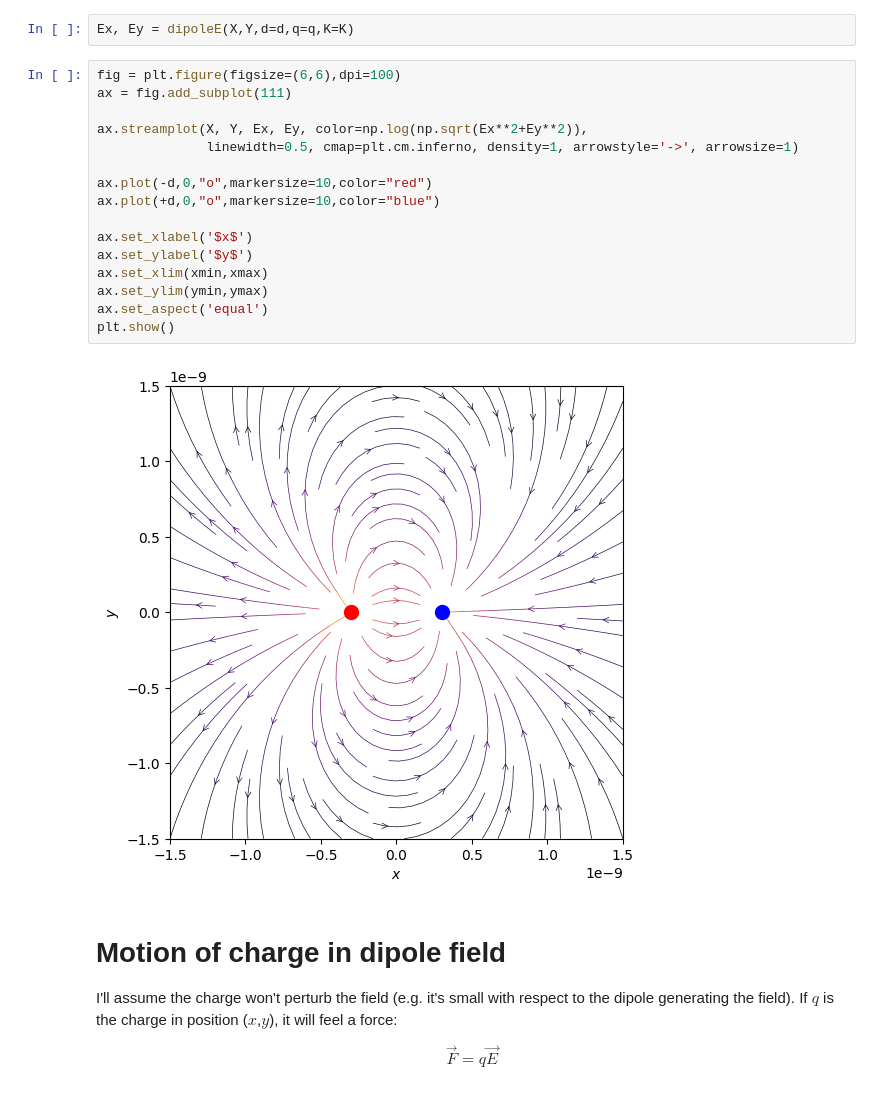
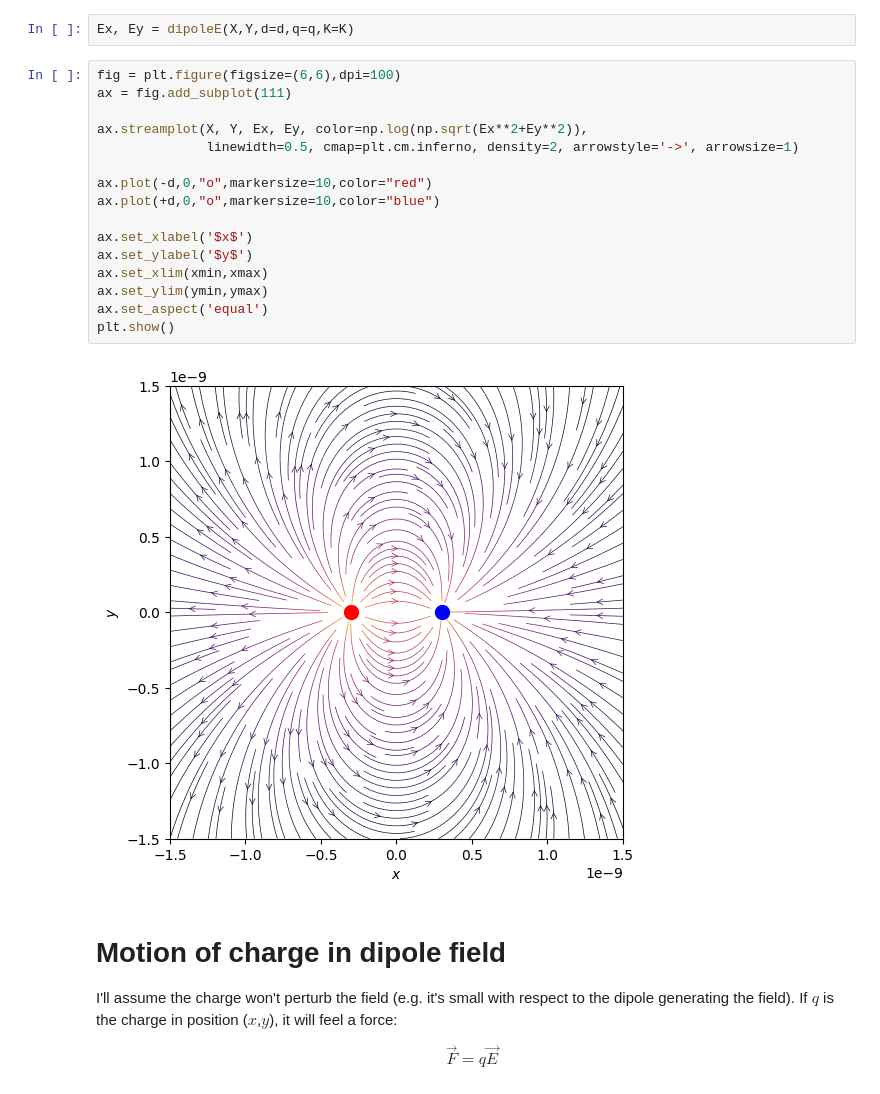
Before and after one commit to marcodelmastro/PhysicsAnimations, a Jupyter notebook: Charge in dipole field.ipynb, the cells around one changed output. Drawn from its saved outputs; the diff is of its cells as text.

```diff
--- a/Charge in dipole field.ipynb
+++ b/Charge in dipole field.ipynb
@@ -53,21 +53,21 @@ Ex, Ey = dipoleE(X,Y,d=d,q=q,K=K)
 # %%
 fig = plt.figure(figsize=(6,6),dpi=100)
 ax = fig.add_subplot(111)
 
 ax.streamplot(X, Y, Ex, Ey, color=np.log(np.sqrt(Ex**2+Ey**2)),
-              linewidth=0.5, cmap=plt.cm.inferno, density=1, arrowstyle='->', arrowsize=1)
+              linewidth=0.5, cmap=plt.cm.inferno, density=2, arrowstyle='->', arrowsize=1)
 
 ax.plot(-d,0,"o",markersize=10,color="red")
 ax.plot(+d,0,"o",markersize=10,color="blue")
 
 ax.set_xlabel('$x$')
 ax.set_ylabel('$y$')
 ax.set_xlim(xmin,xmax)
 ax.set_ylim(ymin,ymax)
 ax.set_aspect('equal')
 plt.show()
 # %% [output]
-[figure, old version]
+[figure, new version]
 # %% [markdown]
 # Motion of charge in dipole field
 
```
Also changed, not shown: parts of 4 cells of this notebook.
